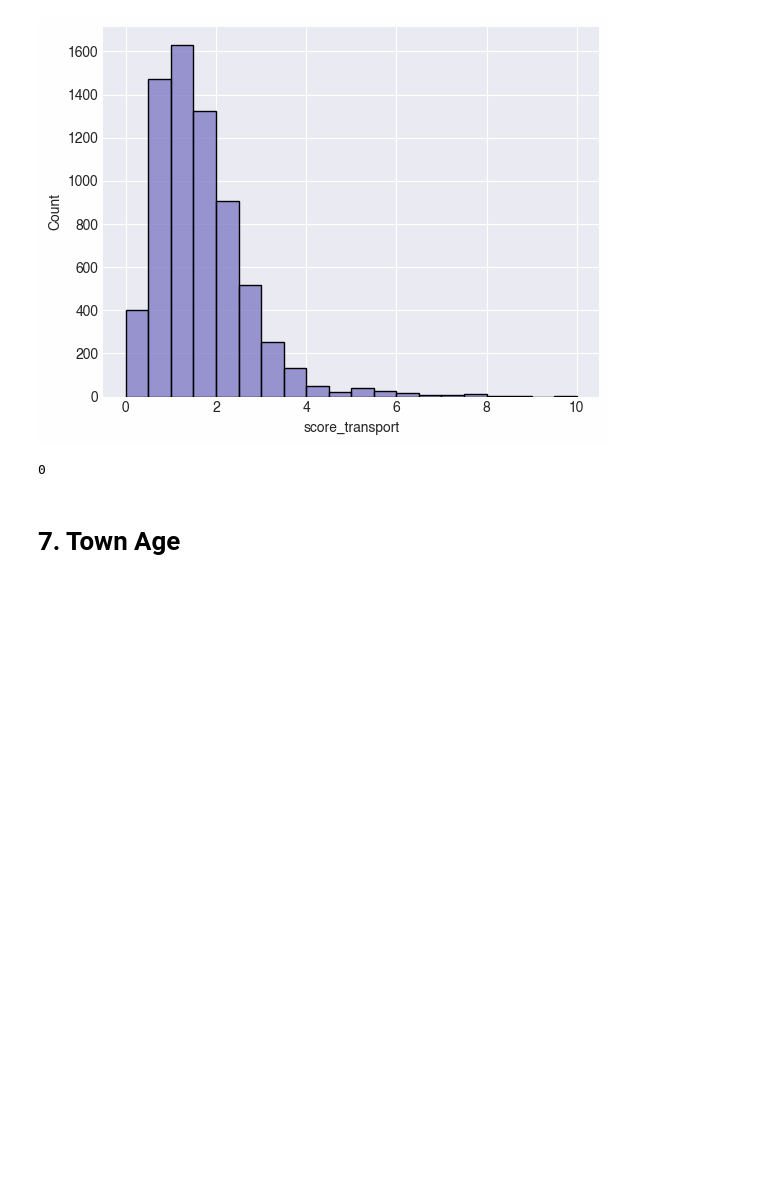
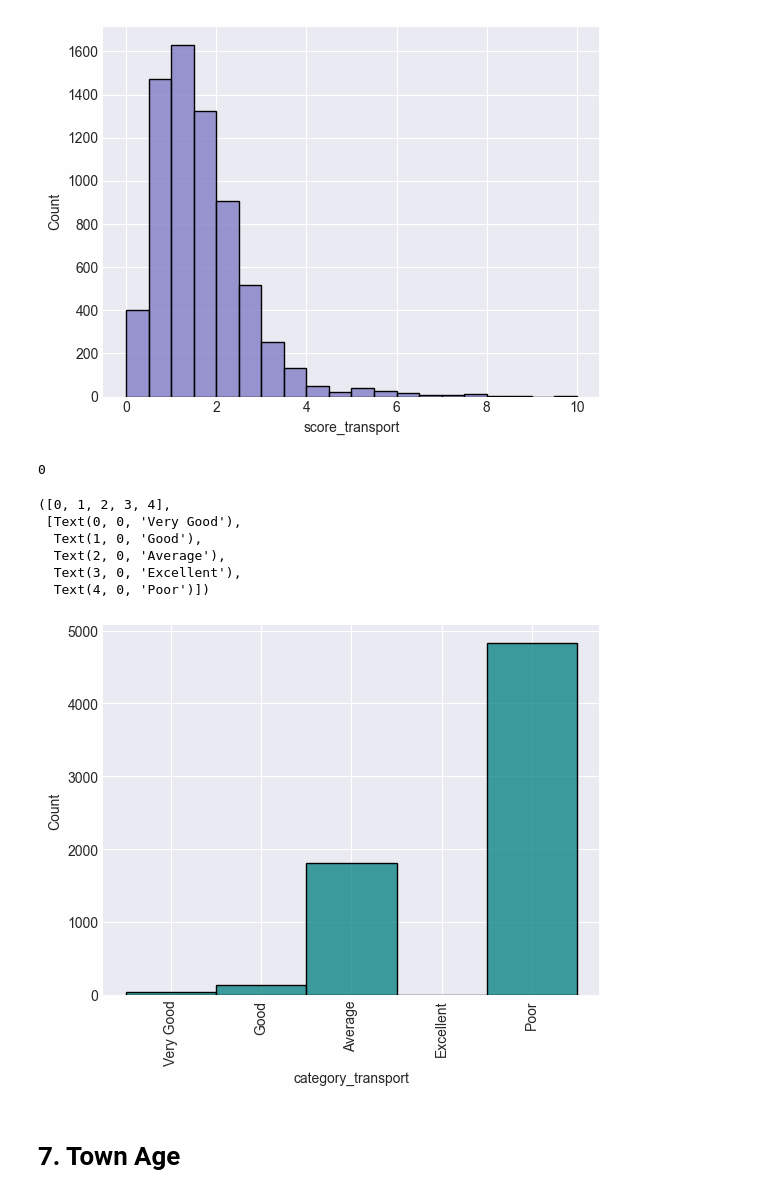
Before and after one commit to marimoysan/ml-pueblos, a Jupyter notebook: notebooks/3_feature_engineering/feature_engineering.ipynb, the cells around one changed output. Cells and saved outputs as stored; diff of their text form; code cells hidden in the pictures; blank space fills up the shorter version.

```diff
--- a/notebooks/3_feature_engineering/feature_engineering.ipynb
+++ b/notebooks/3_feature_engineering/feature_engineering.ipynb
@@ -622,10 +622,35 @@ sns.histplot(df["score_transport"],bins=20)
 # %% [output]
 <Axes: xlabel='score_transport', ylabel='Count'>
 [figure]
+# %%
+def categorize_transport(score):
+    if score >= 8:
+        return "Excellent"
+    elif score >= 6:
+        return "Very Good"
+    elif score >= 4:
+        return "Good"
+    elif score >= 2:
+        return "Average"
+    else:
+        return "Poor"
+
+df["category_transport"] = df["score_transport"].apply(categorize_transport)
 # %%
 df.score_transport.isna().sum()
 # %% [output]
 0
+# %%
+sns.histplot(df["category_transport"], color="teal")
+plt.xticks(rotation=90)
+# %% [output]
+([0, 1, 2, 3, 4],
+ [Text(0, 0, 'Very Good'),
+  Text(1, 0, 'Good'),
+  Text(2, 0, 'Average'),
+  Text(3, 0, 'Excellent'),
+  Text(4, 0, 'Poor')])
+[figure, added]
 # %%
 df.drop(columns=[col for col in df.columns if col.endswith('_bin')], inplace=True)
 # %% [markdown]
```
Also changed, not shown: parts of 8 cells of this notebook, 8 other files.
